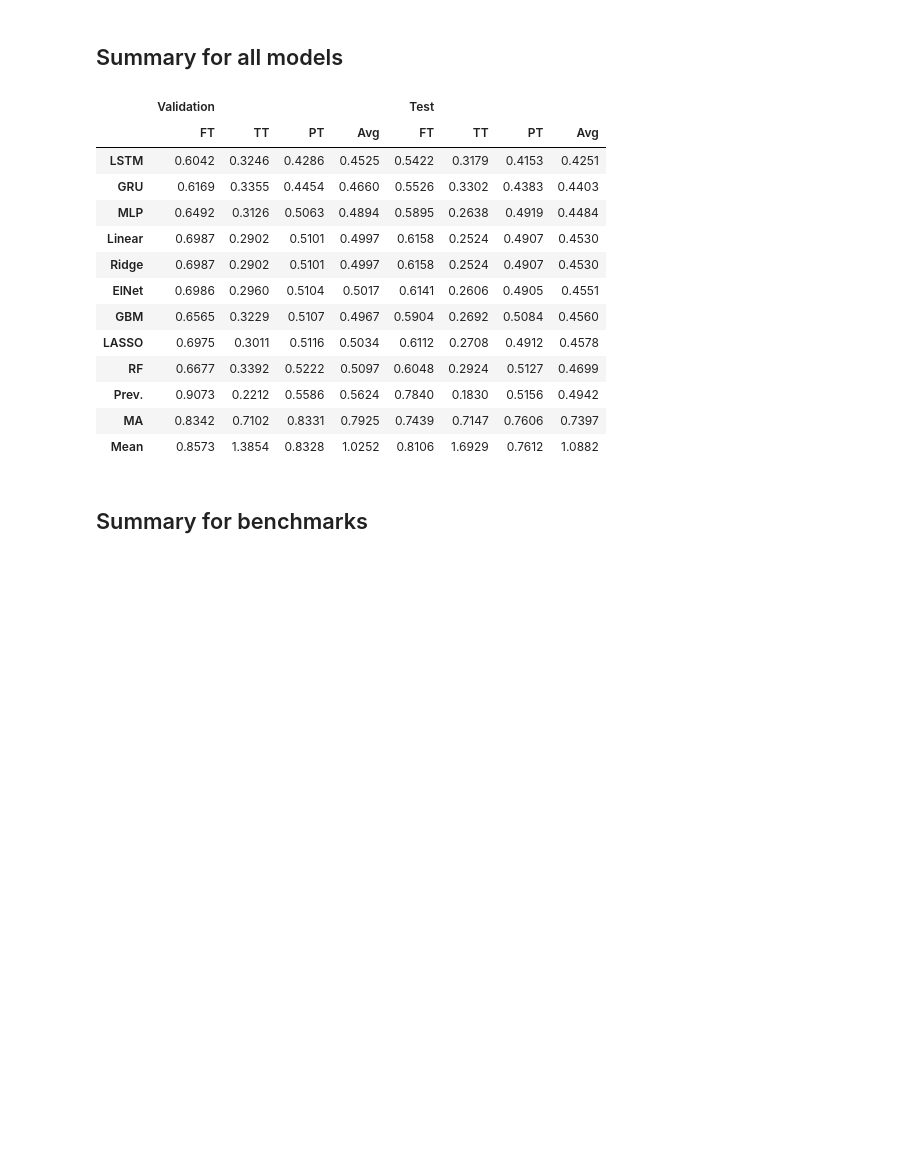
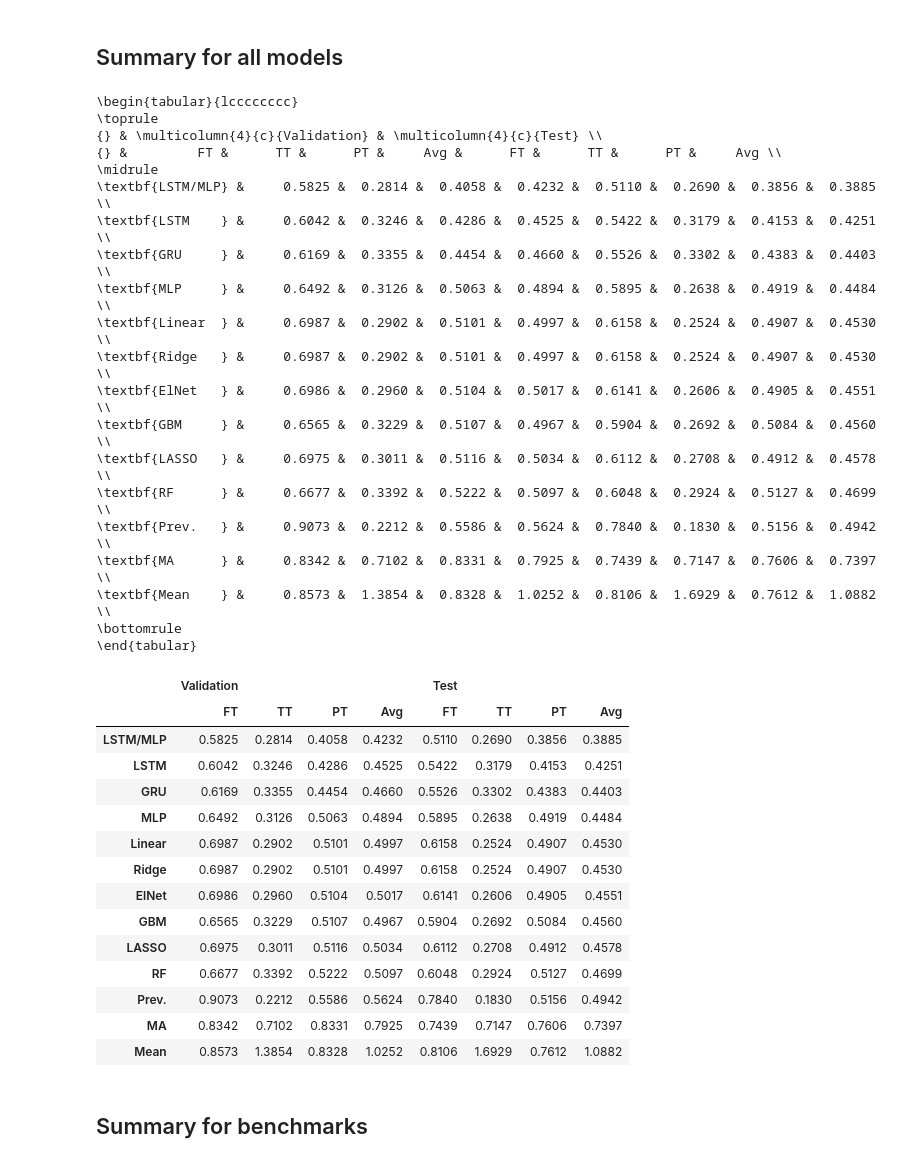
Before and after one commit to hreiten/master-thesis, a Jupyter notebook: src/summary_and_analysis.ipynb, the cells around one changed output. Cells and saved outputs as stored; diff of their text form; code cells hidden in the pictures; blank space fills up the shorter version.

```diff
--- a/src/summary_and_analysis.ipynb
+++ b/src/summary_and_analysis.ipynb
@@ -39,6 +39,8 @@ rc('font', family='serif')
 - Deep Learning
     - Recurrent Neural Networks (LSTM, GRU)
     - Multilayer Perceptron (MLP)
+# %%
+PRINT_LATEX=True
 # %%
 path = ROOT_PATH + "models/dataframes/"
 
@@ -56,9 +58,12 @@ mlp_unc = pd.read_pickle(path + "mlp_uncertainty_df.pkl")
 
 rnn = pd.read_pickle(path + "rnn_summary_df.pkl")
 rnn_unc = pd.read_pickle(path + "rnn_uncertainty_df.pkl")
+
+ensemble = pd.read_pickle(path + "ensemble_summary_df.pkl")
+ensemble_unc = pd.read_pickle(path + "ensemble_uncertainty_df.pkl")
 # %%
 bm_merge = pd.concat([heuristics, linear, ml]).apply(pd.to_numeric)
-dl_merge = pd.concat([rnn, mlp]).apply(pd.to_numeric)
+dl_merge = pd.concat([rnn, mlp, ensemble]).apply(pd.to_numeric)
 all_merge = pd.concat([bm_merge,dl_merge])
 # %%
 def latexify(df):
@@ -87,11 +92,32 @@ def get_summary(df, print_tex=False):
 # %% [markdown]
 ## Summary for all models
 # %%
-df = get_summary(all_merge)
+df = get_summary(all_merge,PRINT_LATEX)
 df
 # %% [output]
+\begin{tabular}{lcccccccc}
+\toprule
+{} & \multicolumn{4}{c}{Validation} & \multicolumn{4}{c}{Test} \\
+{} &         FT &      TT &      PT &     Avg &      FT &      TT &      PT &     Avg \\
+\midrule
+\textbf{LSTM/MLP} &     0.5825 &  0.2814 &  0.4058 &  0.4232 &  0.5110 &  0.2690 &  0.3856 &  0.3885 \\
+\textbf{LSTM    } &     0.6042 &  0.3246 &  0.4286 &  0.4525 &  0.5422 &  0.3179 &  0.4153 &  0.4251 \\
+\textbf{GRU     } &     0.6169 &  0.3355 &  0.4454 &  0.4660 &  0.5526 &  0.3302 &  0.4383 &  0.4403 \\
+\textbf{MLP     } &     0.6492 &  0.3126 &  0.5063 &  0.4894 &  0.5895 &  0.2638 &  0.4919 &  0.4484 \\
+\textbf{Linear  } &     0.6987 &  0.2902 &  0.5101 &  0.4997 &  0.6158 &  0.2524 &  0.4907 &  0.4530 \\
+\textbf{Ridge   } &     0.6987 &  0.2902 &  0.5101 &  0.4997 &  0.6158 &  0.2524 &  0.4907 &  0.4530 \\
+\textbf{ElNet   } &     0.6986 &  0.2960 &  0.5104 &  0.5017 &  0.6141 &  0.2606 &  0.4905 &  0.4551 \\
+\textbf{GBM     } &     0.6565 &  0.3229 &  0.5107 &  0.4967 &  0.5904 &  0.2692 &  0.5084 &  0.4560 \\
+\textbf{LASSO   } &     0.6975 &  0.3011 &  0.5116 &  0.5034 &  0.6112 &  0.2708 &  0.4912 &  0.4578 \\
+\textbf{RF      } &     0.6677 &  0.3392 &  0.5222 &  0.5097 &  0.6048 &  0.2924 &  0.5127 &  0.4699 \\
+\textbf{Prev.   } &     0.9073 &  0.2212 &  0.5586 &  0.5624 &  0.7840 &  0.1830 &  0.5156 &  0.4942 \\
+\textbf{MA      } &     0.8342 &  0.7102 &  0.8331 &  0.7925 &  0.7439 &  0.7147 &  0.7606 &  0.7397 \\
+\textbf{Mean    } &     0.8573 &  1.3854 &  0.8328 &  1.0252 &  0.8106 &  1.6929 &  0.7612 &  1.0882 \\
+\bottomrule
+\end{tabular}
 |  | Validation |  |  |  | Test |  |  |  |
 |  | FT | TT | PT | Avg | FT | TT | PT | Avg |
+| LSTM/MLP | 0.5825 | 0.2814 | 0.4058 | 0.4232 | 0.5110 | 0.2690 | 0.3856 | 0.3885 |
 | LSTM | 0.6042 | 0.3246 | 0.4286 | 0.4525 | 0.5422 | 0.3179 | 0.4153 | 0.4251 |
 | GRU | 0.6169 | 0.3355 | 0.4454 | 0.4660 | 0.5526 | 0.3302 | 0.4383 | 0.4403 |
 | MLP | 0.6492 | 0.3126 | 0.5063 | 0.4894 | 0.5895 | 0.2638 | 0.4919 | 0.4484 |
```
Also changed, not shown: parts of 14 cells of this notebook, 3 other files.
